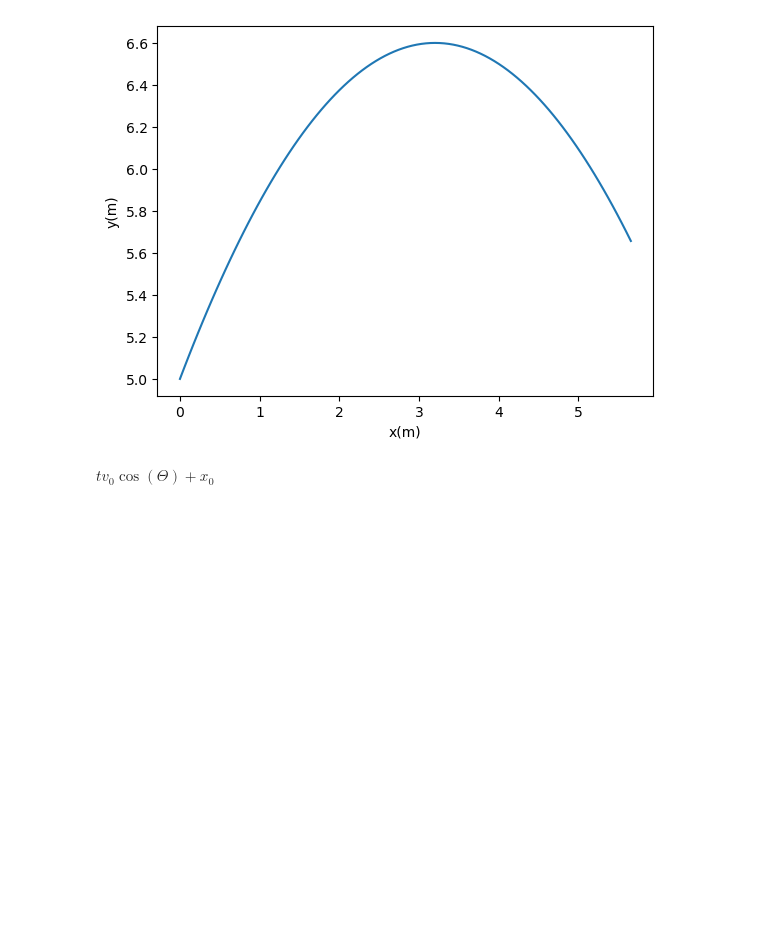
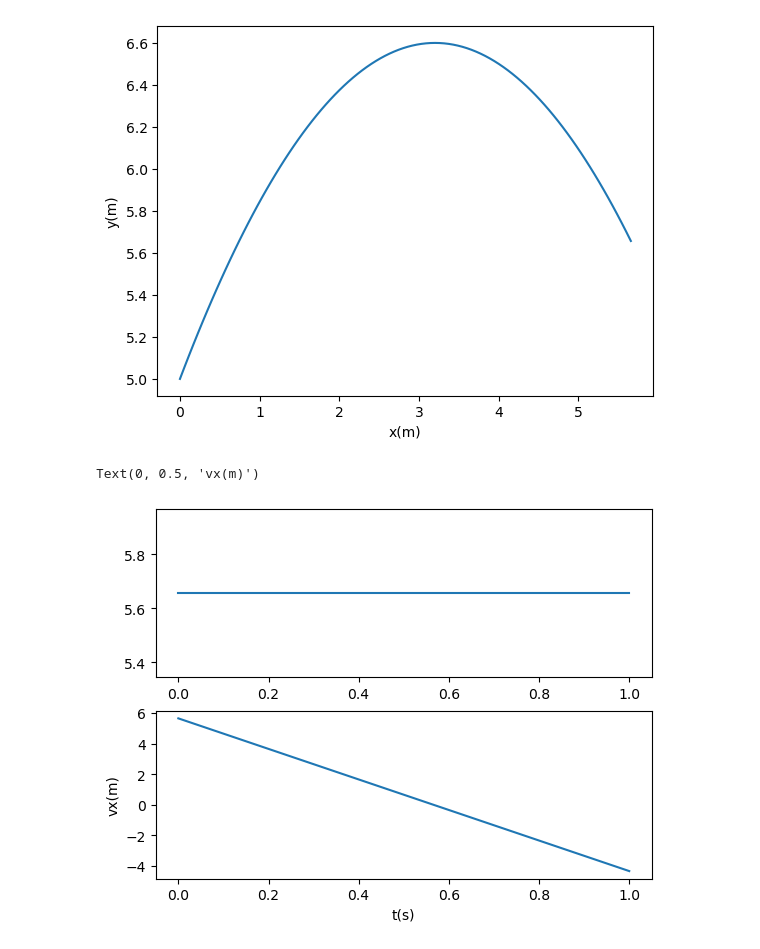
Before and after one commit to M-Bouchaala/trajectory_simulation, a Jupyter notebook: trajectory.ipynb, the cells around one changed output. Cells and saved outputs as stored; diff of their text form; code cells hidden in the pictures; blank space fills up the shorter version.

```diff
--- a/trajectory.ipynb
+++ b/trajectory.ipynb
@@ -49,7 +49,9 @@ numeric_y_sol = sp.lambdify((t, x_0, y_0, v_0, Theta, g, m), y_sol)
 numeric_vx_sol = sp.lambdify((t, x_0, y_0, v_0, Theta, g, m), x_sol.diff(t))
 numeric_vy_sol = sp.lambdify((t, x_0, y_0, v_0, Theta, g, m), y_sol.diff(t))
 # %%
-time_line = np.linspace(0,1,100)
+#plot trajectory
+Nbr_points=100
+time_line = np.linspace(0,1,Nbr_points)
 num_x = numeric_x_sol(time_line, 0, 5, 8, np.pi/4, 10, 0.5)
 num_y = numeric_y_sol(time_line, 0, 5, 8, np.pi/4, 10, 0.5)
 plt.plot(num_x,num_y)
@@ -58,7 +60,15 @@ plt.ylabel("y(m)")
 # %% [output]
 Text(0, 0.5, 'y(m)')
 [figure]
-# %%
-x_sol
-# %% [output]
-$\displaystyle t v_{0} \cos{\left(\Theta \right)} + x_{0}$
+# %%
+num_vx = numeric_vx_sol(time_line, 0, 5, 8, np.pi/4, 10, 0.5)
+num_vy = numeric_vy_sol(time_line, 0, 5, 8, np.pi/4, 10, 0.5)
+
+fig, ax = plt.subplots(nrows=2, ncols=1)
+ax[0].plot(time_line, [num_vx]*Nbr_points)
+ax[1].plot(time_line,num_vy)
+plt.xlabel("t(s)")
+plt.ylabel("vx(m)")
+# %% [output]
+Text(0, 0.5, 'vx(m)')
+[figure, added]
```
